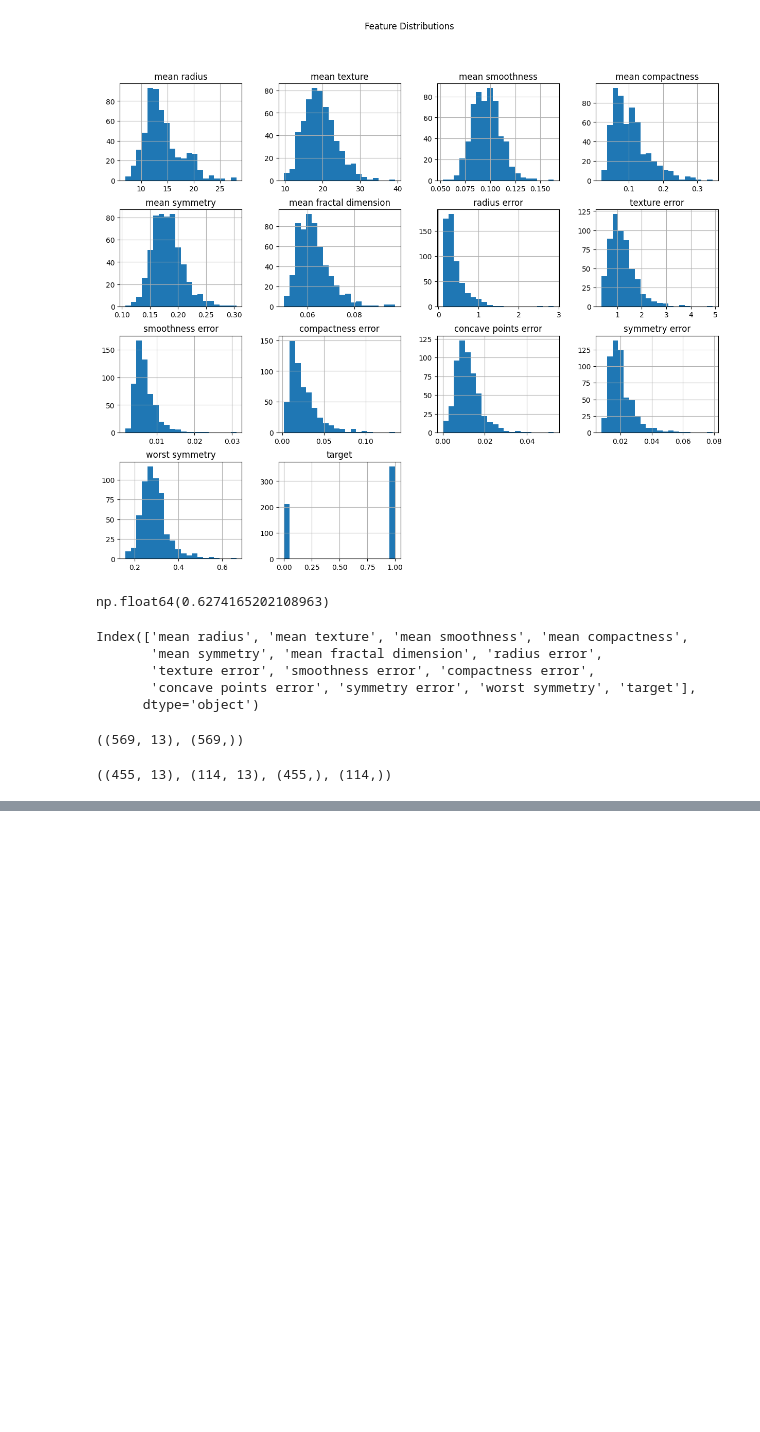
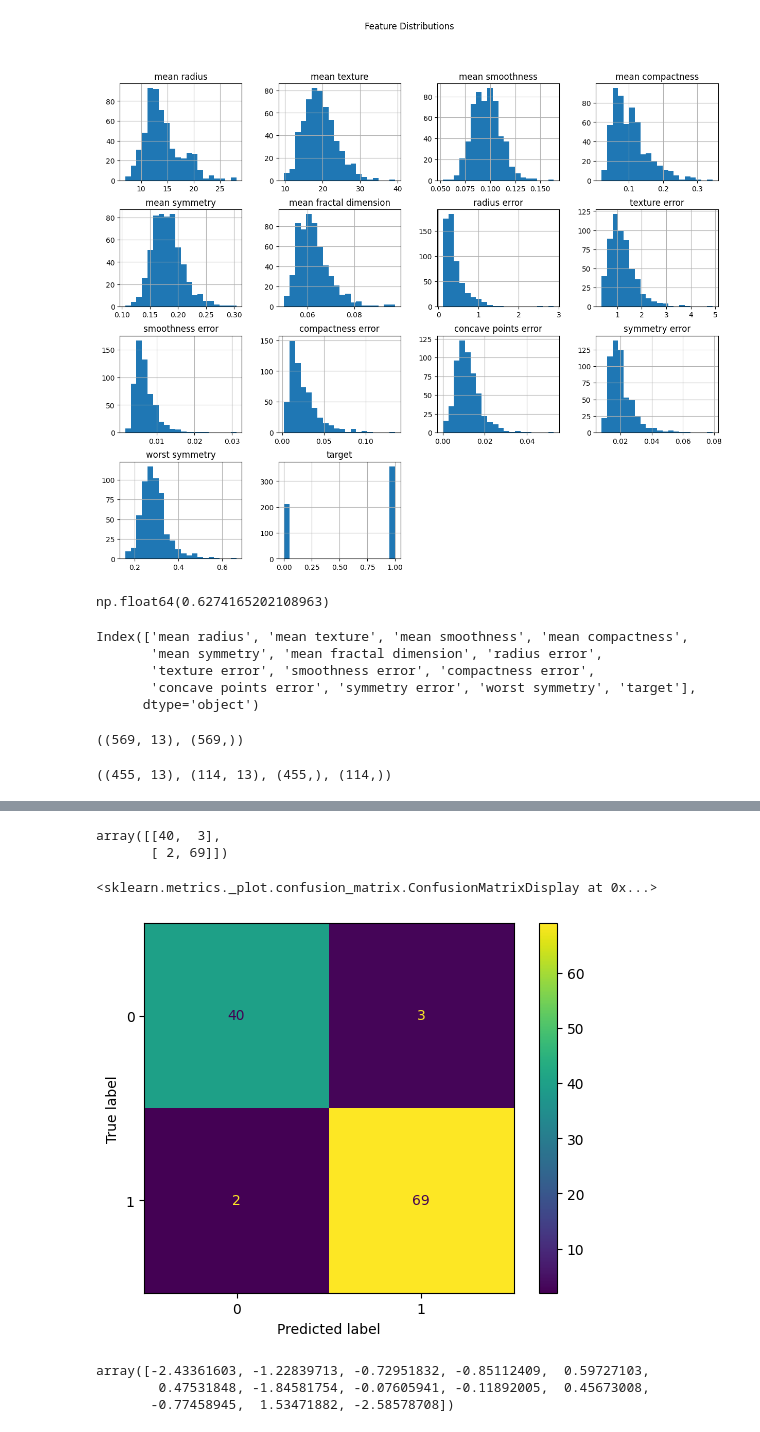
Before and after one commit to henorch/breast_cancer, a Jupyter notebook: breast_cancer.ipynb, the cells around one changed output, grey strips where cells are left out. Saved outputs shown, nothing was run; the diff lists cells and outputs as text; code cells hidden in the pictures; blank space fills up the shorter version.

```diff
--- a/breast_cancer.ipynb
+++ b/breast_cancer.ipynb
@@ -204,5 +204,7 @@ X_train.shape, X_test.shape, y_train.shape, y_test.shape
 #Model building
 model = make_pipeline(
     StandardScaler(),
-
+    LogisticRegression(max_iter=1000)
 )
+# %%
+model.fit(X_train, y_train)
@@ -208,0 +214,2 @@ model = make_pipeline(
+# %%
+prediction = model.predict(X_test)
@@ -208,0 +245,20 @@ model = make_pipeline(
+# %%
+cfm = confusion_matrix(y_test, prediction)
+cfm
+# %% [output]
+array([[40,  3],
+       [ 2, 69]])
+# %%
+disp = ConfusionMatrixDisplay(cfm)
+disp.plot()
+# %% [output]
+<sklearn.metrics._plot.confusion_matrix.ConfusionMatrixDisplay at 0x...>
+[figure, added]
+# %%
+# getting the important features"
+features = X_train.columns
+coef = model.named_steps["logisticregression"].coef_[0]
+# %% [output]
+array([-2.43361603, -1.22839713, -0.72951832, -0.85112409,  0.59727103,
+        0.47531848, -1.84581754, -0.07605941, -0.11892005,  0.45673008,
+       -0.77458945,  1.53471882, -2.58578708])
```
Also changed, not shown: parts of 8 cells of this notebook.
